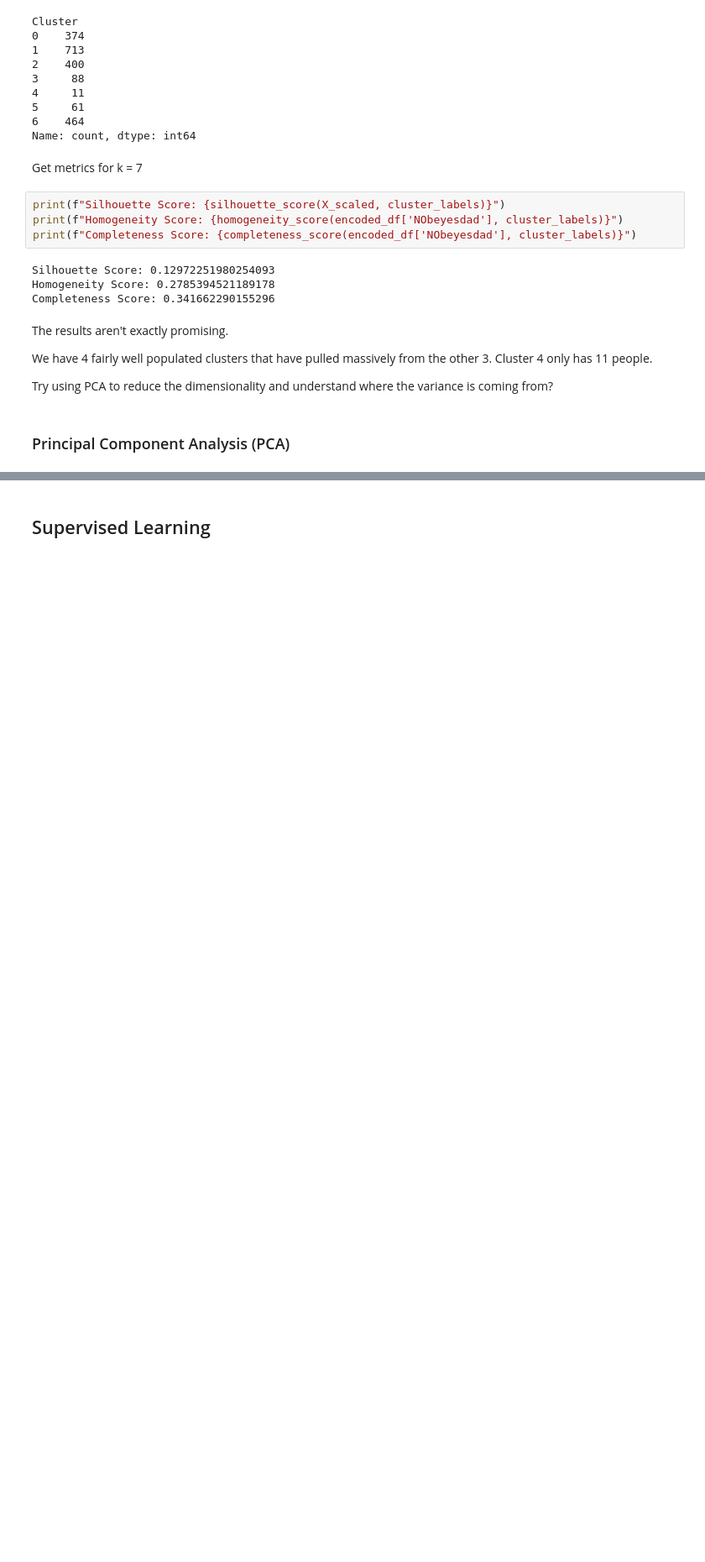
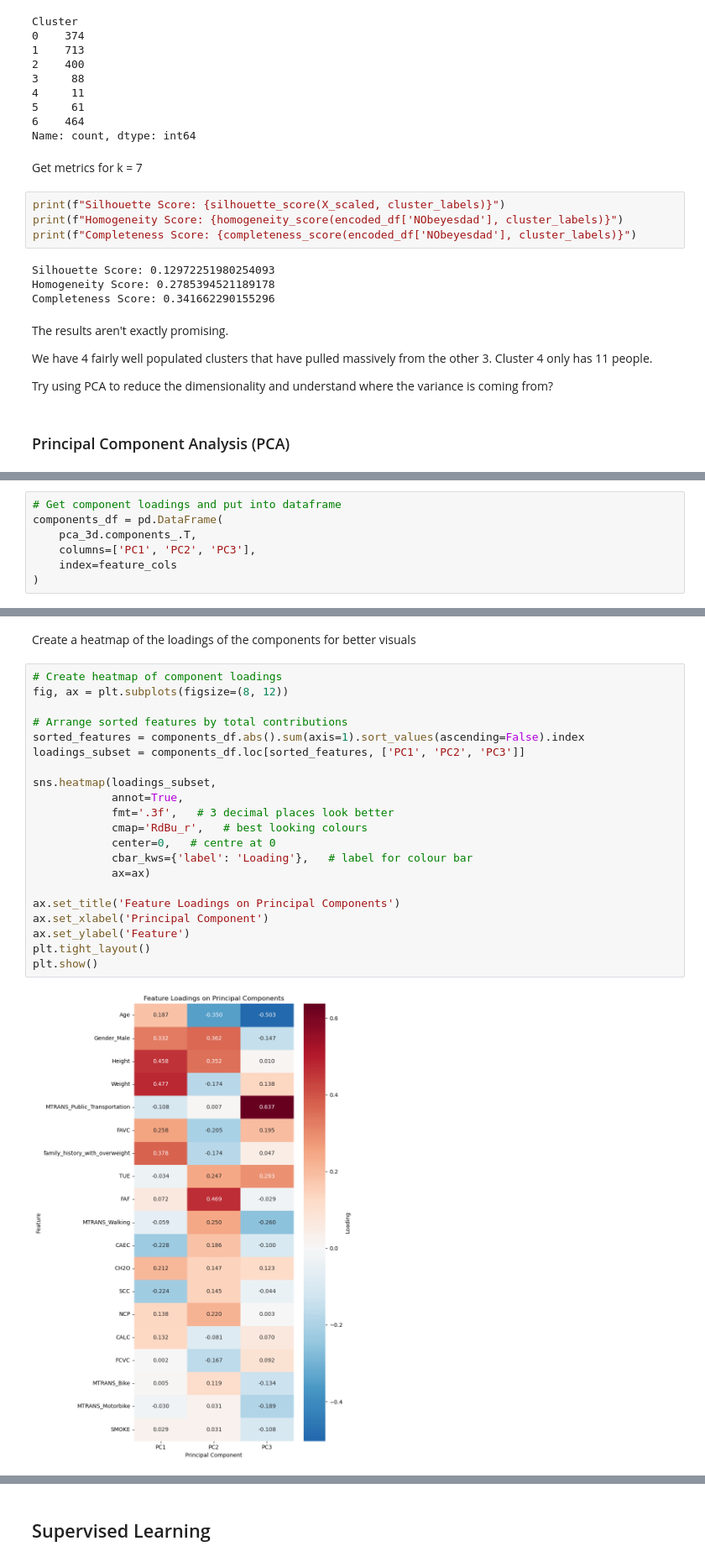
Before and after one commit to r-leeper/scu_obesity_assignment, a Jupyter notebook: CS818_Assignment.ipynb, the cells around one changed output, grey strips where cells are left out. Shown at 84% size. Drawn from its saved outputs; the diff is of its cells as text; blank space fills up the shorter version.

```diff
--- a/CS818_Assignment.ipynb
+++ b/CS818_Assignment.ipynb
@@ -910,0 +1032,7 @@ Try using PCA to reduce the dimensionality and understand where the variance is
+# %%
+# Get component loadings and put into dataframe
+components_df = pd.DataFrame(
+    pca_3d.components_.T,
+    columns=['PC1', 'PC2', 'PC3'],
+    index=feature_cols
+)
@@ -910,0 +1059,25 @@ Try using PCA to reduce the dimensionality and understand where the variance is
+# %% [markdown]
+Create a heatmap of the loadings of the components for better visuals
+# %%
+# Create heatmap of component loadings
+fig, ax = plt.subplots(figsize=(8, 12))
+
+# Arrange sorted features by total contributions
+sorted_features = components_df.abs().sum(axis=1).sort_values(ascending=False).index
+loadings_subset = components_df.loc[sorted_features, ['PC1', 'PC2', 'PC3']]
+
+sns.heatmap(loadings_subset,
+            annot=True,
+            fmt='.3f',   # 3 decimal places look better
+            cmap='RdBu_r',   # best looking colours
+            center=0,   # centre at 0
+            cbar_kws={'label': 'Loading'},   # label for colour bar
+            ax=ax)
+
+ax.set_title('Feature Loadings on Principal Components')
+ax.set_xlabel('Principal Component')
+ax.set_ylabel('Feature')
+plt.tight_layout()
+plt.show()
+# %% [output]
+[figure, added]
```
Also changed, not shown: parts of 18 cells of this notebook.
